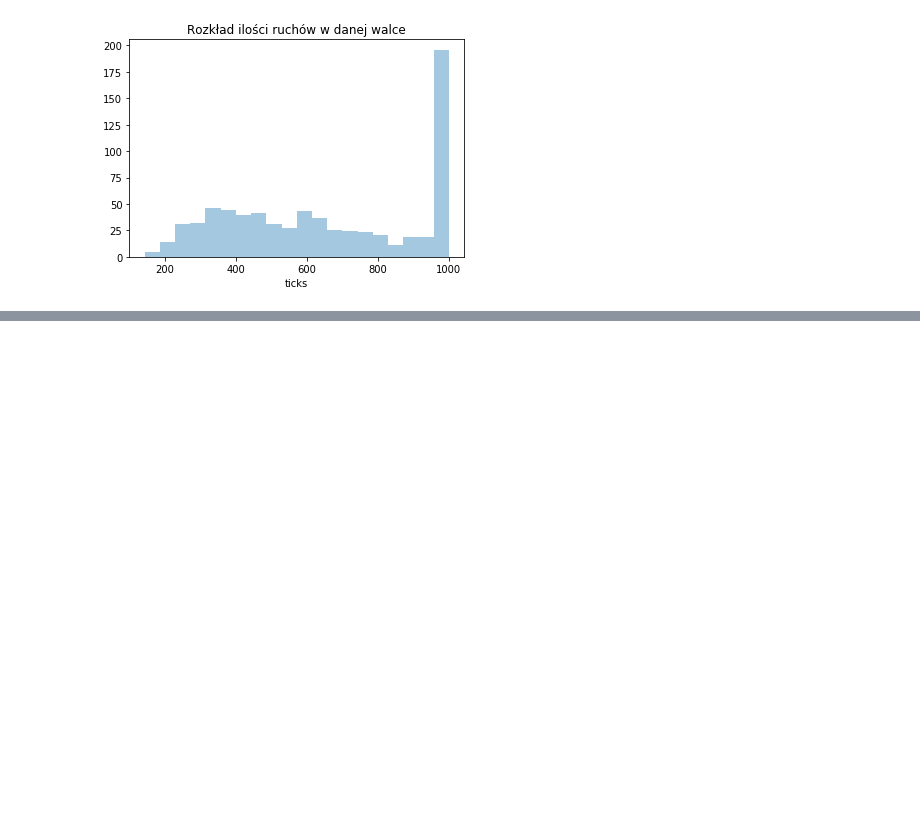
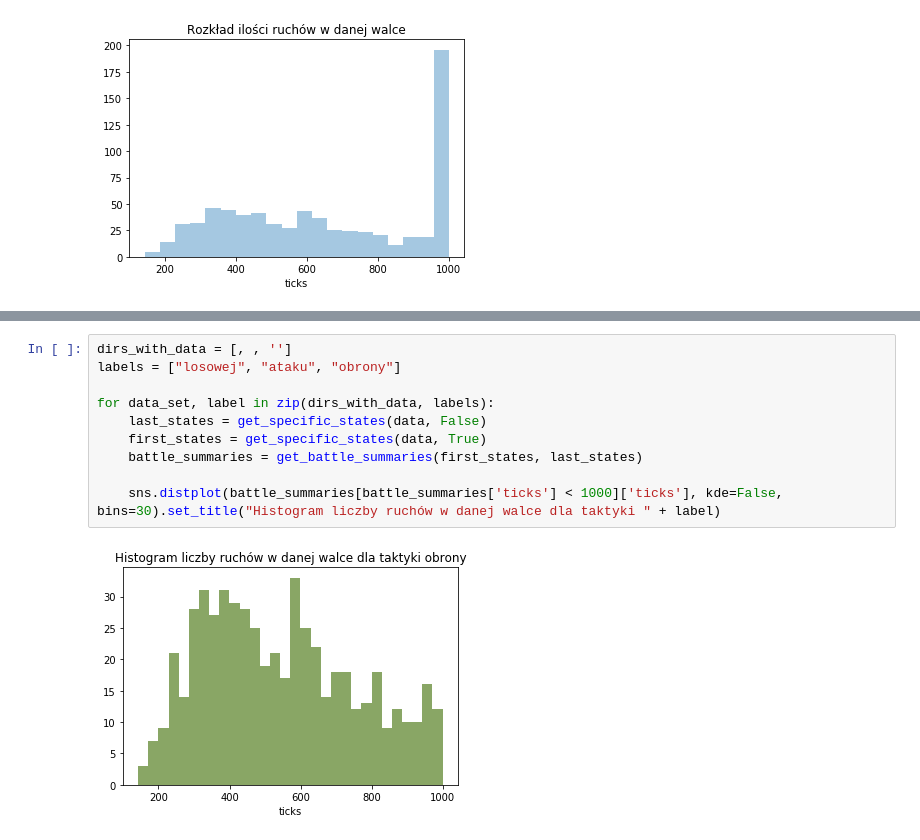
Before and after one commit to INFJakZda/Battlefield-Evaluation, a Jupyter notebook: evaluate_results.ipynb, the cells around one changed output, grey strips where cells are left out. Saved outputs shown, nothing was run; the diff lists cells and outputs as text; blank space fills up the shorter version.

```diff
--- a/evaluate_results.ipynb
+++ b/evaluate_results.ipynb
@@ -185,0 +187,12 @@ Text(0.5, 1.0, 'Rozkład ilości ruchów w danej walce pod odcięciu 1000 ruchó
+# %%
+dirs_with_data = [, , '']
+labels = ["losowej", "ataku", "obrony"]
+
+for data_set, label in zip(dirs_with_data, labels):
+    last_states = get_specific_states(data, False)
+    first_states = get_specific_states(data, True)
+    battle_summaries = get_battle_summaries(first_states, last_states)
+
+    sns.distplot(battle_summaries[battle_summaries['ticks'] < 1000]['ticks'], kde=False, bins=30).set_title("Histogram liczby ruchów w danej walce dla taktyki " + label)
+# %% [output]
+[figure, added]
```
Also changed, not shown: parts of 16 cells of this notebook, 20 other files.
